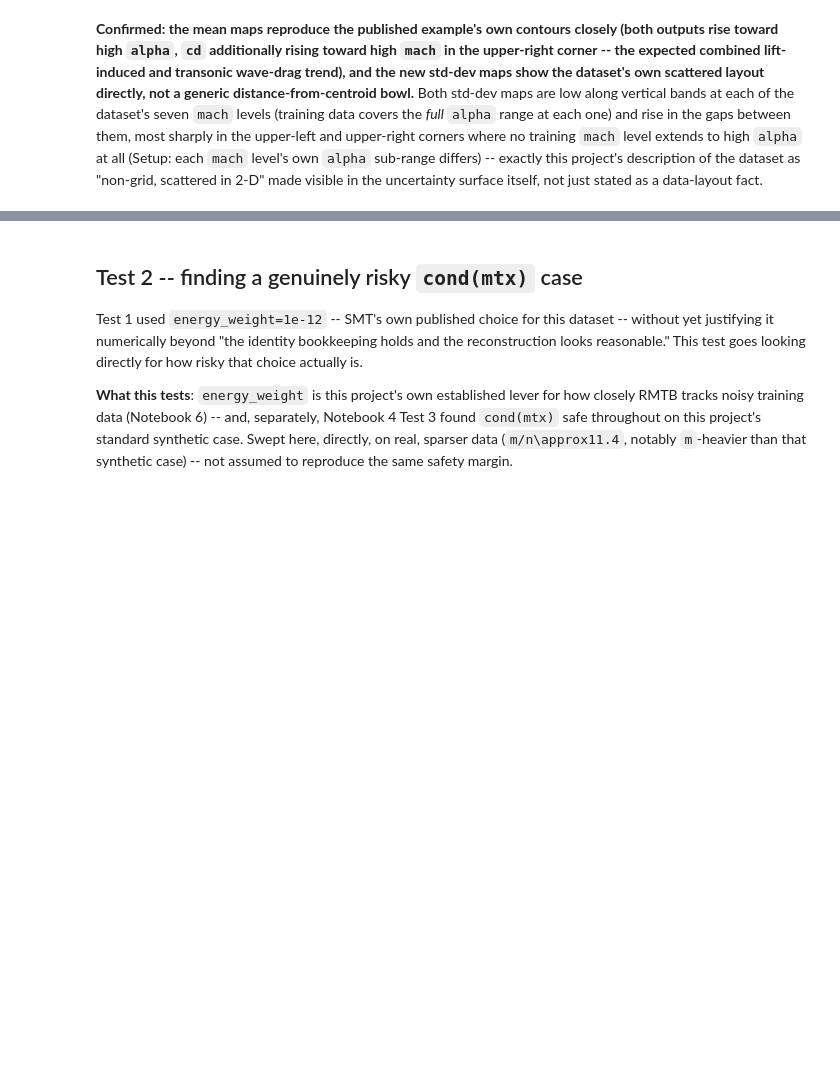
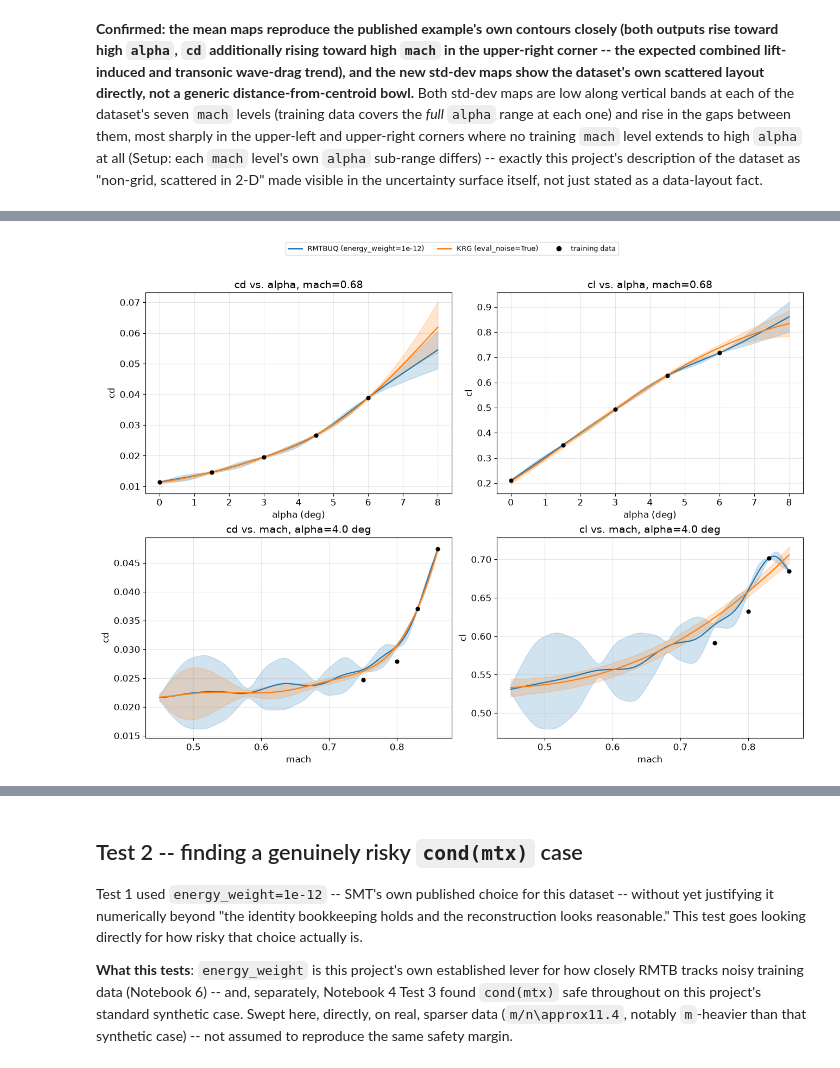
Before and after one commit to nomad-vagabond/smoothing-splines-uq, a Jupyter notebook: notebooks/07_rans_real_world_validation.ipynb, the cells around one changed output, grey strips where cells are left out. Saved outputs shown, nothing was run; the diff lists cells and outputs as text; code cells hidden in the pictures; blank space fills up the shorter version.

```diff
--- a/notebooks/07_rans_real_world_validation.ipynb
+++ b/notebooks/07_rans_real_world_validation.ipynb
@@ -446,0 +713,45 @@ uncertainty surface itself, not just stated as a data-layout fact.
+# %%
+def sweep_mean_std(model, xq):
+    mean = model.predict_values(xq).ravel()
+    std = np.sqrt(np.clip(model.predict_variances(xq).ravel(), 0.0, None))
+    return mean, std
+
+
+mach_slice_d = 0.68
+alpha_slice_d = 4.0
+Xq_a_d = np.column_stack([np.radians(alpha_sweep_deg), np.full_like(alpha_sweep_deg, mach_slice_d)])
+Xq_m_d = np.column_stack([np.full_like(mach_sweep, np.radians(alpha_slice_d)), mach_sweep])
+near_a_d = np.abs(mach - mach_slice_d) < near_tol_mach
+near_m_d = np.abs(alpha_deg - alpha_slice_d) < near_tol_alpha_deg
+
+fig, axs = plt.subplots(2, 2, figsize=(13, 9), constrained_layout=True)
+for col, (model_r, model_k, lbl, y_full) in enumerate(
+    [(m_cd, k_cd_noisy, "cd", y), (m_cl, k_cl_noisy, "cl", y_cl)]
+):
+    mean_r, std_r = sweep_mean_std(model_r, Xq_a_d)
+    mean_k, std_k = sweep_mean_std(model_k, Xq_a_d)
+    draw_pm_band(axs[0, col], alpha_sweep_deg, mean_r, std_r, "tab:blue")
+    draw_pm_band(axs[0, col], alpha_sweep_deg, mean_k, std_k, "tab:orange")
+    axs[0, col].scatter(alpha_deg[near_a_d], y_full[near_a_d], s=24, color="k", zorder=5)
+    axs[0, col].set(xlabel="alpha (deg)", ylabel=lbl, title=f"{lbl} vs. alpha, mach={mach_slice_d}")
+
+    mean_r2, std_r2 = sweep_mean_std(model_r, Xq_m_d)
+    mean_k2, std_k2 = sweep_mean_std(model_k, Xq_m_d)
+    draw_pm_band(axs[1, col], mach_sweep, mean_r2, std_r2, "tab:blue")
+    draw_pm_band(axs[1, col], mach_sweep, mean_k2, std_k2, "tab:orange")
+    axs[1, col].scatter(mach[near_m_d], y_full[near_m_d], s=24, color="k", zorder=5)
+    axs[1, col].set(xlabel="mach", ylabel=lbl, title=f"{lbl} vs. mach, alpha={alpha_slice_d} deg")
+
+for ax in axs.flat:
+    ax.grid(alpha=0.3)
+
+from matplotlib.lines import Line2D
+legend_handles = [
+    Line2D([0], [0], color="tab:blue", lw=2, label="RMTBUQ (energy_weight=1e-12)"),
+    Line2D([0], [0], color="tab:orange", lw=2, label="KRG (eval_noise=True)"),
+    Line2D([0], [0], marker="o", color="k", lw=0, label="training data"),
+]
+fig.legend(handles=legend_handles, loc="upper center", ncol=3, bbox_to_anchor=(0.5, 1.08))
+plt.show()
+# %% [output]
+[figure, added]
```
Also changed, not shown: parts of 12 cells of this notebook.
